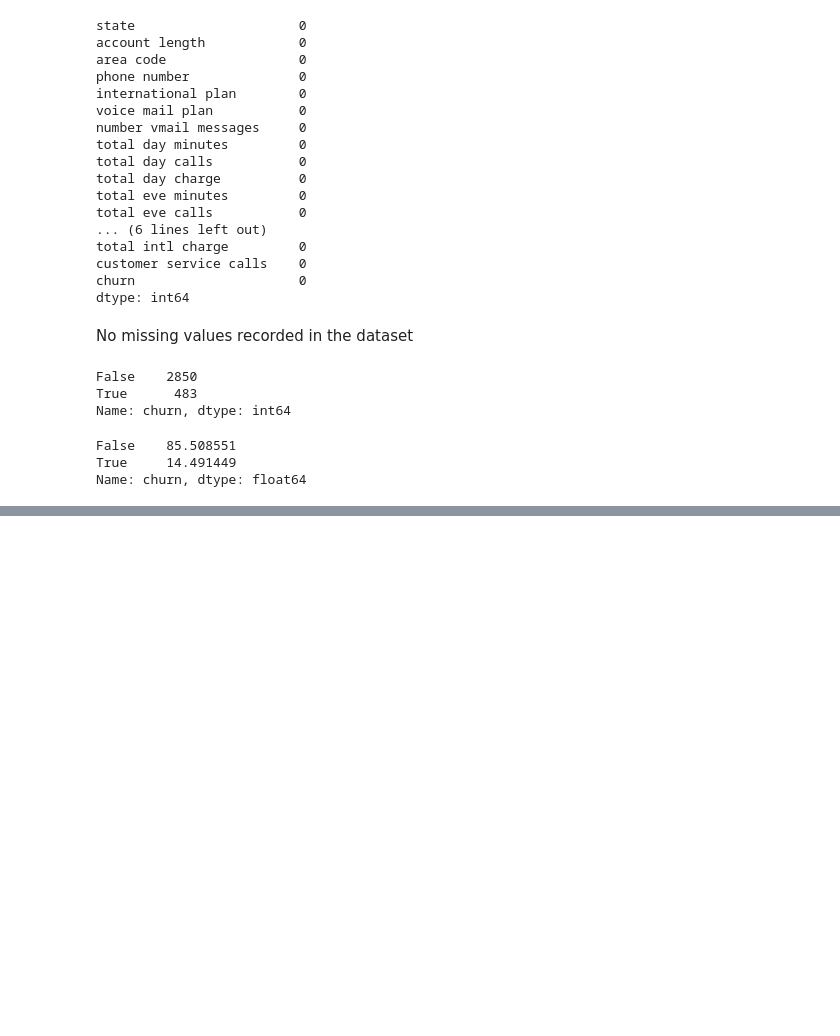
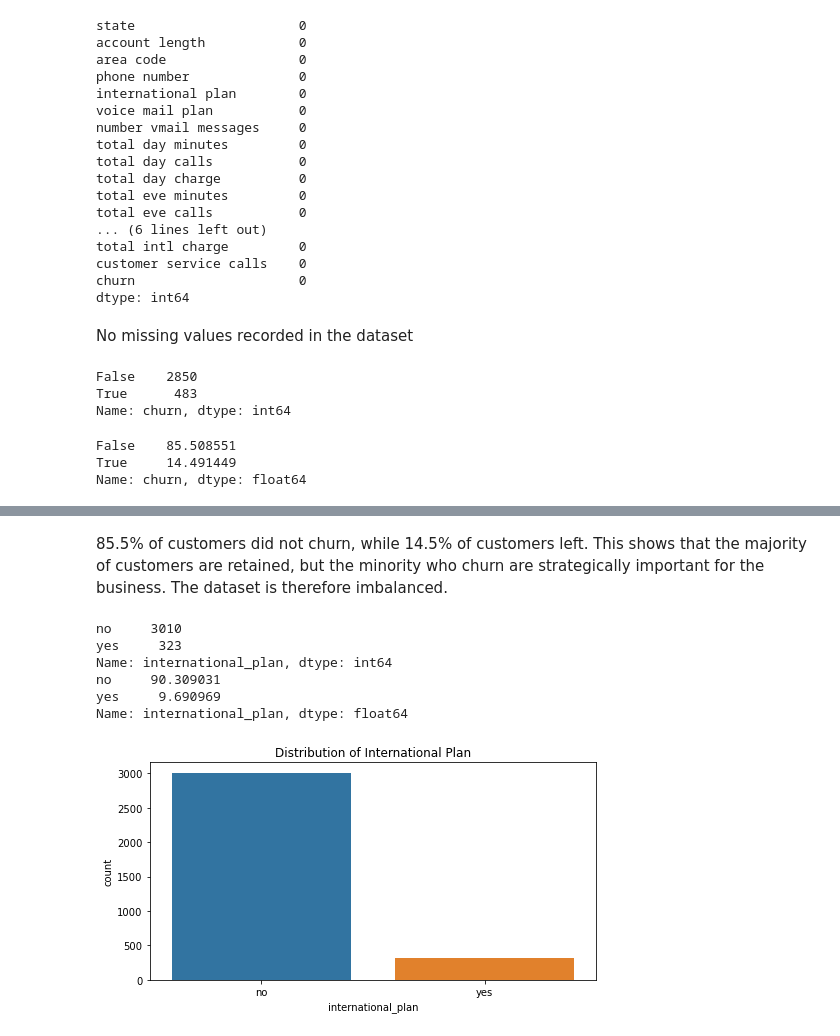
Before and after one commit to Limo-Vincent/Group_9_Phase_3_project, a Jupyter notebook: jupyter_notebook.ipynb, the cells around one changed output, grey strips where cells are left out. Saved outputs shown, nothing was run; the diff lists cells and outputs as text; code cells hidden in the pictures; blank space fills up the shorter version.

```diff
--- a/jupyter_notebook.ipynb
+++ b/jupyter_notebook.ipynb
@@ -159,0 +331,23 @@ Name: churn, dtype: float64
+# %% [markdown]
+85.5% of customers did not churn, while 14.5% of customers left. This shows that the majority of customers are retained, but the minority who churn are strategically important for the business. The dataset is therefore imbalanced.
+# %%
+# Distribution of international_plan column
+int_plan = data["international_plan"].value_counts()
+print(int_plan)
+
+int_percentage = data["international_plan"].value_counts(normalize = True) * 100
+print(int_percentage)
+
+# Visualize
+plt.figure(figsize = (8,4))
+sns.countplot(x = "international_plan", data = data)
+plt.title("Distribution of International Plan")
+plt.show()
+# %% [output]
+no     3010
+yes     323
+Name: international_plan, dtype: int64
+no     90.309031
+yes     9.690969
+Name: international_plan, dtype: float64
+[figure, added]
```
Also changed, not shown: parts of 71 cells of this notebook.
